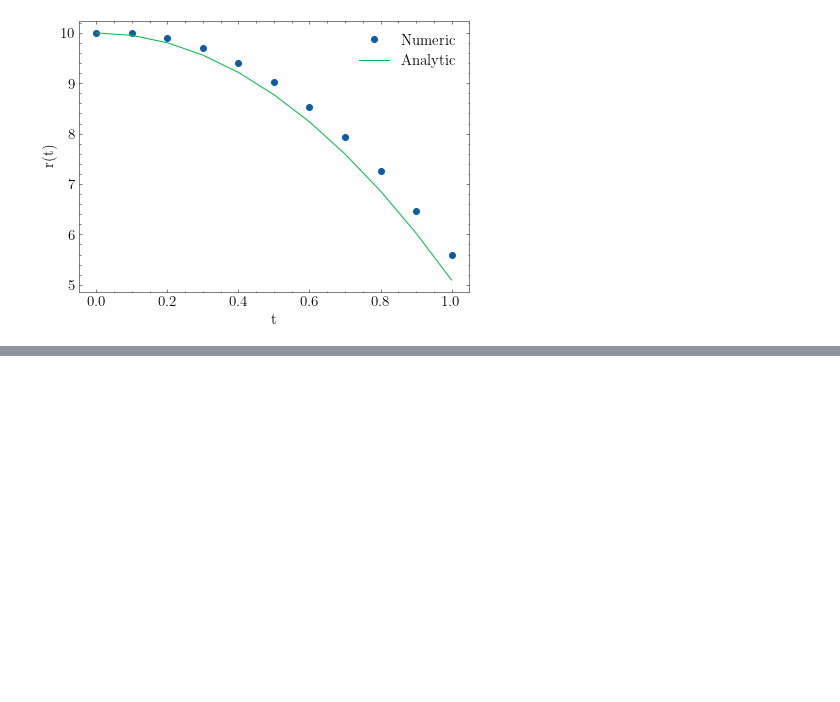
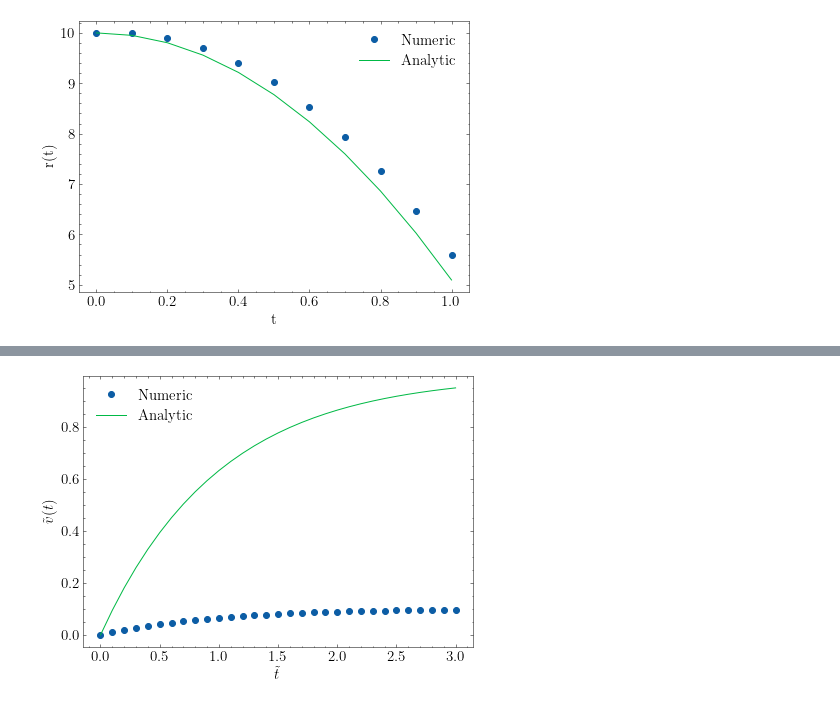
Before and after one commit to franklinzppa/fisica-computacional, a Jupyter notebook: week1.ipynb, the cells around one changed output, grey strips where cells are left out. Saved outputs shown, nothing was run; the diff lists cells and outputs as text; code cells hidden in the pictures; blank space fills up the shorter version.

Commit message:
generalization to air resistance

```diff
--- a/week1.ipynb
+++ b/week1.ipynb
@@ -127,0 +288,57 @@ $$ v(t + \Delta t) = v(t) + f(r, t)dt $$
+# %%
+# Quadratic air resistance
+
+dt = 0.1
+t = np.arange(0, 3.0 + dt, dt)
+N = len(t)
+
+m = 1.0
+c = 1.0
+g = 9.81
+b = 1  # quadratic air resistance
+v_ter = (m*g/c)**(1/b)
+vy0 = 0.0
+r0 = 0.0
+
+
+r = np.zeros(N)
+v = np.zeros(N)
+
+r[0] = r0
+v[0] = vy0
+
+def f(v, b):
+    return 1 - v**b
+
+# def v_quad_exact(t):
+#     return vy0*np.tanh(g*t/v_ter)
+
+# def r_quad_exact(t):
+#     return r0 + ((v_ter)**2)*np.log(np.cosh(g*t/v_ter))/g
+
+
+def v_quad_exact(t, g, v_ter):
+    t_tilde = g*t/v_ter
+    vy0_tilde = vy0/v_ter
+    return 1 + (vy0_tilde-1)*np.exp(-t_tilde)
+
+
+for i in range(N-1):
+    v[i+1] = v[i] + f(v[i], b)*dt
+    r[i+1] = r[i] + v[i + 1]*dt
+
+plt.plot(g*t/v_ter, v/v_ter, marker='o', linestyle='',label="Numeric")
+plt.plot(g*t/v_ter, v_quad_exact(t, g, v_ter), label="Analytic")
+plt.xlabel(r'$\tilde{t}$')
+plt.ylabel(r'$\tilde{v}(t)$')
+plt.legend()
+plt.show()
+
+# plt.plot(t, r, marker='o', linestyle='', label="Numeric")
+# #plt.plot(t, r_quad_exact(t), label="Analytic")
+# plt.xlabel('t')
+# plt.ylabel(r'$\tilde{y}(t)$')
+# plt.legend()
+# plt.show()
+# %% [output]
+[figure, added]
```
Also changed, not shown: parts of 19 cells of this notebook.
